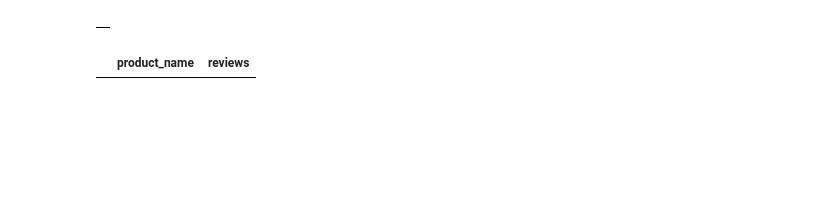
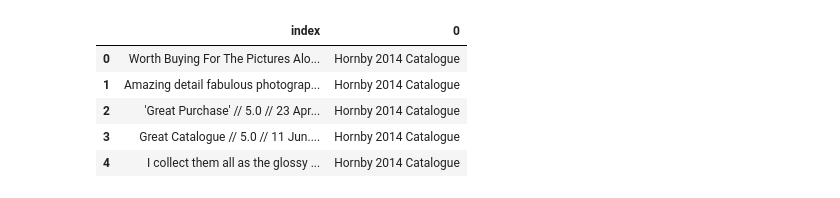
Before and after one commit to yeewearn/FIT3162-FYP, a Jupyter notebook: pre-process.ipynb, the cells around one changed output. Drawn from its saved outputs; the diff is of its cells as text; code cells hidden in the pictures; blank space fills up the shorter version.

```diff
--- a/pre-process.ipynb
+++ b/pre-process.ipynb
@@ -12,6 +19,7 @@ pd.set_option('display.max_columns',20)
 pd.set_option('display.max_rows', 100)
 pd.set_option('display.width', 1000)
 toys = toys.dropna(subset = ['average_review_rating', "customers_who_bought_this_item_also_bought", "customer_reviews"])
+toys.reset_index(drop=True, inplace=True)
 toys = pd.DataFrame(data=toys)
 #print(toys)
 # %%
@@ -33,5 +44,13 @@ toys.head()
+# %%
+# Split data into mulitple rows
+review_data = pd.concat([pd.Series(row['product_name'], row['customer_reviews'].split('|'))
+                    for _, row in toys.iterrows()]).reset_index()
 # %%
-review_data = pd.DataFrame()
-review_data.head()
+review_data.head(5)
 # %% [output]
-|  |
+|  | index | 0 |
+| 0 | Worth Buying For The Pictures Alo... | Hornby 2014 Catalogue |
+| 1 | Amazing detail fabulous photograp... | Hornby 2014 Catalogue |
+| 2 | 'Great Purchase' // 5.0 // 23 Apr... | Hornby 2014 Catalogue |
+| 3 | Great Catalogue // 5.0 // 11 Jun.... | Hornby 2014 Catalogue |
+| 4 | I collect them all as the glossy ... | Hornby 2014 Catalogue |
@@ -49,4 +56,0 @@ product, review = afunc(toys['product_name'], toys['customer_reviews'])
-# %%
-review_data.head()
-# %% [output]
-|  | product_name | reviews |
```
Also changed, not shown: parts of 15 cells of this notebook.
